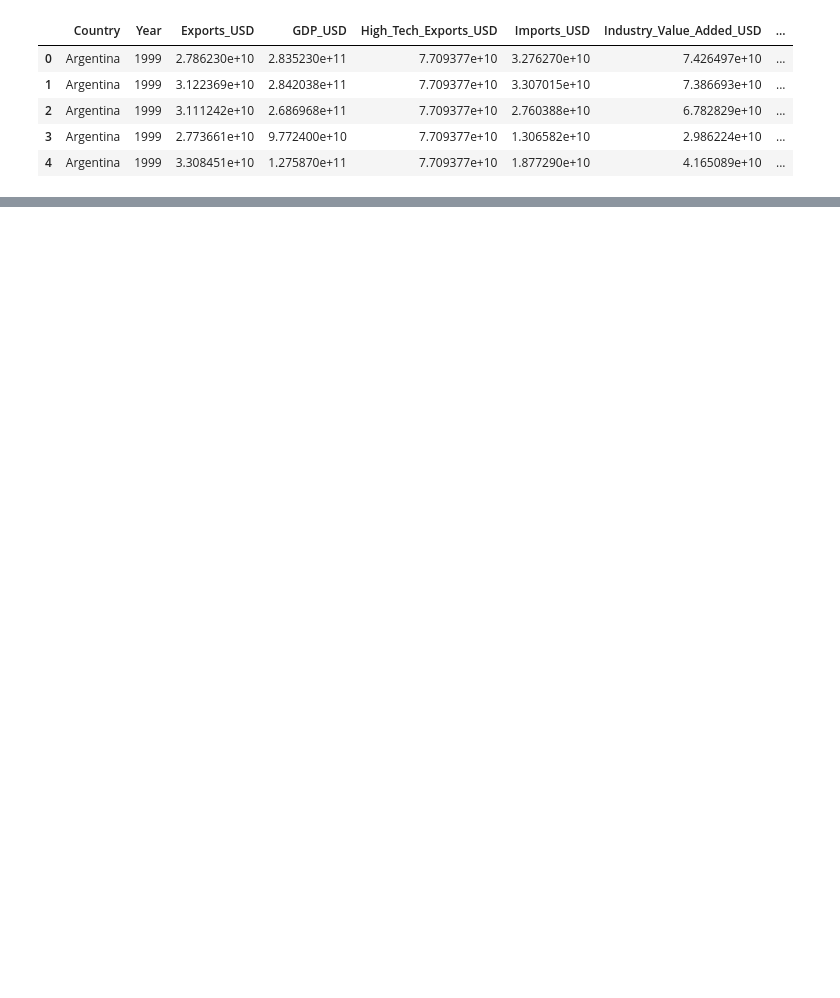
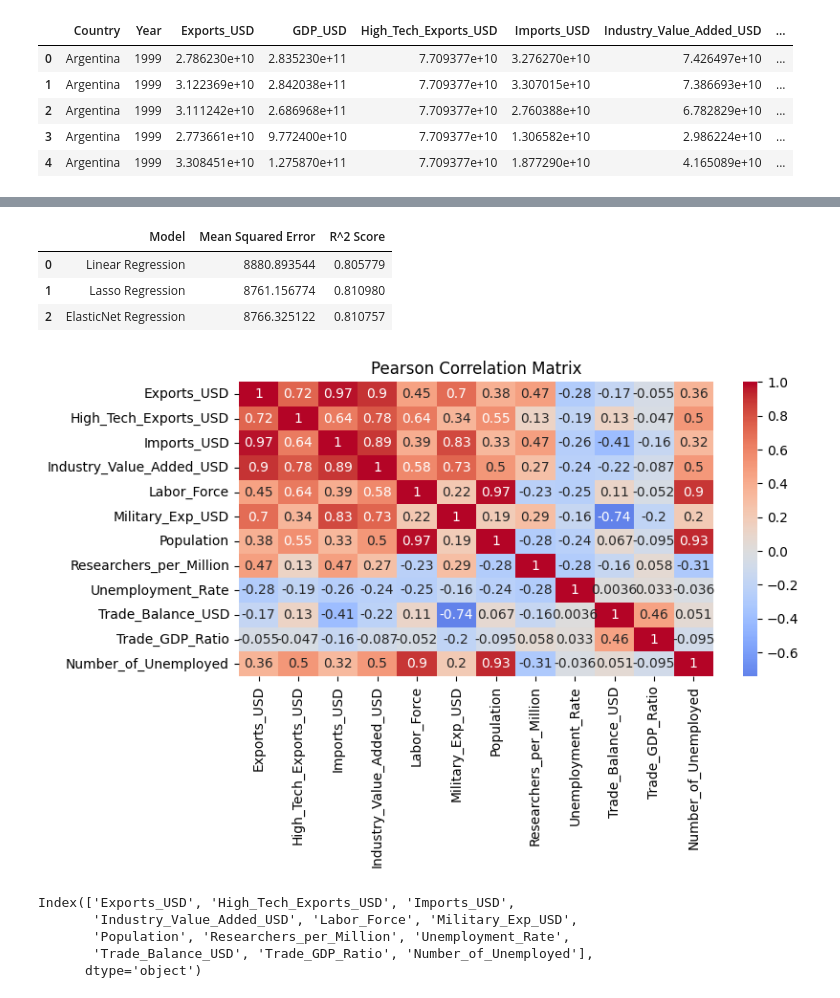
Before and after one commit to koto253/Data_Science_Portfolio, a Jupyter notebook: modeling.ipynb, the cells around one changed output, grey strips where cells are left out. Saved outputs shown, nothing was run; the diff lists cells and outputs as text; code cells hidden in the pictures; blank space fills up the shorter version.

```diff
--- a/modeling.ipynb
+++ b/modeling.ipynb
@@ -100,0 +211,7 @@ plt.show()
+# %%
+results
+# %% [output]
+|  | Model | Mean Squared Error | R^2 Score |
+| 0 | Linear Regression | 8880.893544 | 0.805779 |
+| 1 | Lasso Regression | 8761.156774 | 0.810980 |
+| 2 | ElasticNet Regression | 8766.325122 | 0.810757 |
@@ -100,0 +221,19 @@ plt.show()
+# %%
+# Calculate the correlation matrix
+pearson_corr = X.corr(method='pearson')
+
+# Visualizing the Pearson correlation matrix
+plt.figure(figsize=(8, 4))
+sns.heatmap(pearson_corr, annot=True, cmap='coolwarm', center=0)
+plt.title('Pearson Correlation Matrix')
+plt.show()
+# %% [output]
+[figure, added]
+# %%
+X.columns
+# %% [output]
+Index(['Exports_USD', 'High_Tech_Exports_USD', 'Imports_USD',
+       'Industry_Value_Added_USD', 'Labor_Force', 'Military_Exp_USD',
+       'Population', 'Researchers_per_Million', 'Unemployment_Rate',
+       'Trade_Balance_USD', 'Trade_GDP_Ratio', 'Number_of_Unemployed'],
+      dtype='object')
```
Also changed, not shown: parts of 29 cells of this notebook, 1 other file.
